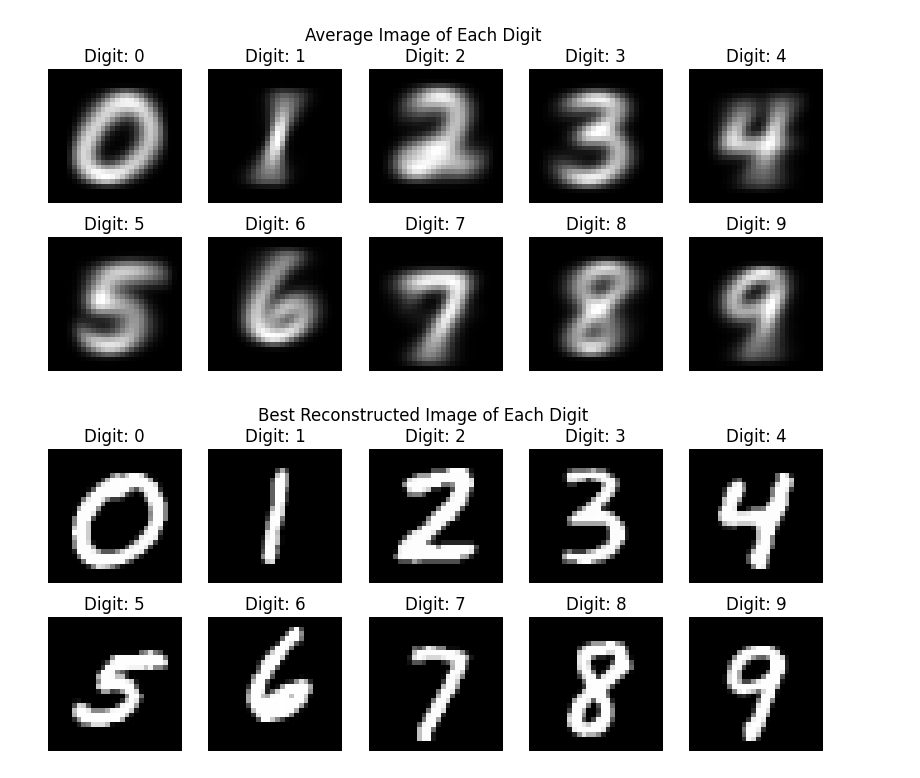
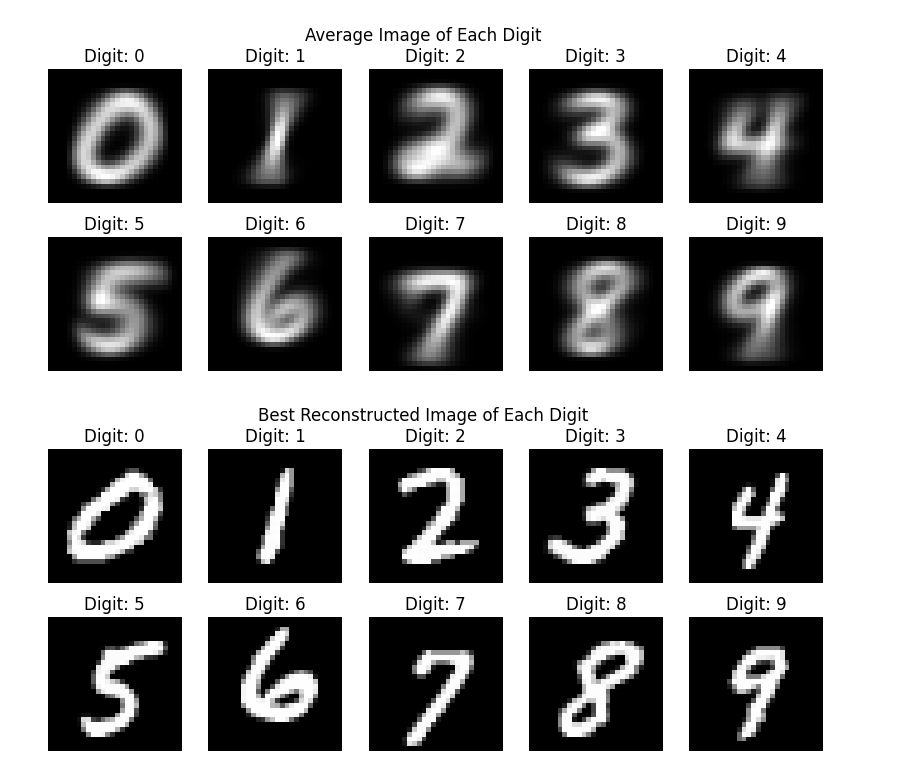
Before and after one commit to ludvigramsvik/MNIST-project-DT4031, a Jupyter notebook: Visualization.ipynb, the cells around one changed output. Drawn from its saved outputs; the diff is of its cells as text; code cells hidden in the pictures.

```diff
--- a/Visualization.ipynb
+++ b/Visualization.ipynb
@@ -137,21 +123,21 @@ plt.show()
 # %%
 # best‑reconstructed image of each digit (minimum PCA reconstruction error)
 fig, axes = plt.subplots(2, 5, figsize=(10, 4))
 for i in range(10):
     digit_data = X_train[y_train == i].reshape(-1, 28*28)
-    pca = PCA(n_components=10)
+    pca = PCA(n_components=2)
     reduced = pca.fit_transform(digit_data)
     reconstructed = pca.inverse_transform(reduced)
     errors = np.sum((digit_data - reconstructed)**2, axis=1)
     best_index = np.argmin(errors)               # choose the lowest error
     axes[i // 5, i % 5].imshow(X_train[y_train == i][best_index],
                                cmap='gray')
     axes[i // 5, i % 5].set_title(f"Digit: {i}")
     axes[i // 5, i % 5].axis('off')
 plt.suptitle("Best Reconstructed Image of Each Digit")
 plt.show()
 # %% [output]
-[figure, old version]
+[figure, new version]
 # %%
 # weirdest image of each digit (maximum PCA reconstruction error)
 fig, axes = plt.subplots(2, 5, figsize=(10, 4))
```
Also changed, not shown: parts of 2 cells of this notebook.
